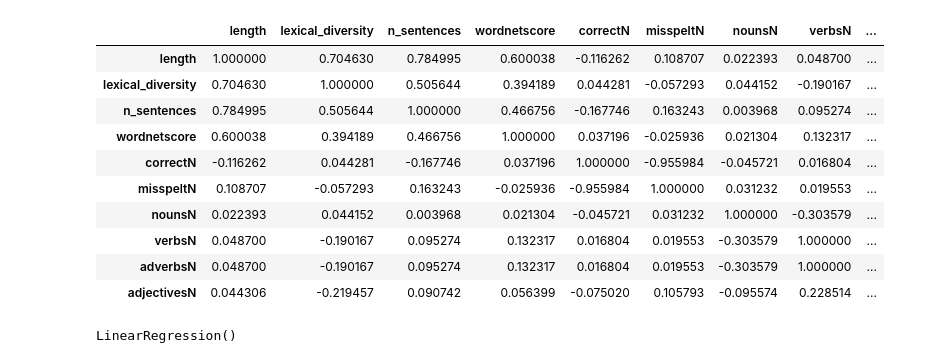
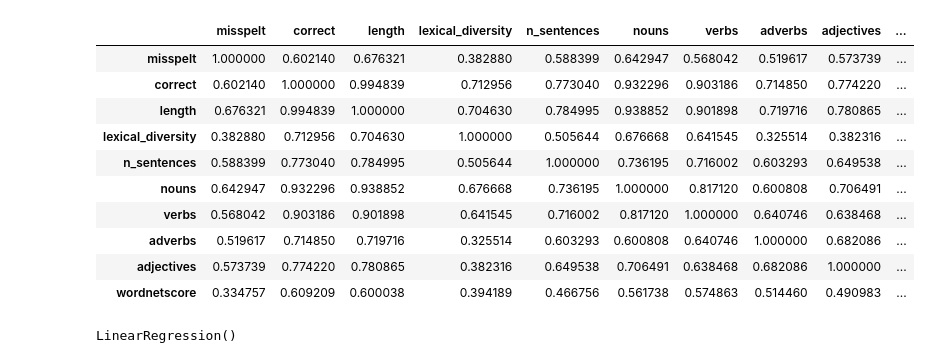
Before and after one commit to AmanBindal20/Essay-grading, a Jupyter notebook: Scorespoly.ipynb, the cells around one changed output. Drawn from its saved outputs; the diff is of its cells as text; code cells hidden in the pictures.

```diff
--- a/Scorespoly.ipynb
+++ b/Scorespoly.ipynb
@@ -53,0 +1,8 @@ X.head()
+# %%
+import pandas as pd
+essays = pd.read_csv('trained.csv')
+essays.set_index('essay_id',inplace=True, drop=True)
+
+X = essays.drop(['domain1_score','essay','essay_set','normal_score'], axis=1)
+y = essays['normal_score']
+X.head()
@@ -54,17 +17,17 @@ X.head()
 # %%
-normalized_X.corr()
+X.corr()
 # %% [output]
-|  | length | lexical_diversity | n_sentences | wordnetscore | correctN | misspeltN | nounsN | verbsN | ... |
-| length | 1.000000 | 0.704630 | 0.784995 | 0.600038 | -0.116262 | 0.108707 | 0.022393 | 0.048700 | ... |
-| lexical_diversity | 0.704630 | 1.000000 | 0.505644 | 0.394189 | 0.044281 | -0.057293 | 0.044152 | -0.190167 | ... |
-| n_sentences | 0.784995 | 0.505644 | 1.000000 | 0.466756 | -0.167746 | 0.163243 | 0.003968 | 0.095274 | ... |
-| wordnetscore | 0.600038 | 0.394189 | 0.466756 | 1.000000 | 0.037196 | -0.025936 | 0.021304 | 0.132317 | ... |
-| correctN | -0.116262 | 0.044281 | -0.167746 | 0.037196 | 1.000000 | -0.955984 | -0.045721 | 0.016804 | ... |
-| misspeltN | 0.108707 | -0.057293 | 0.163243 | -0.025936 | -0.955984 | 1.000000 | 0.031232 | 0.019553 | ... |
-| nounsN | 0.022393 | 0.044152 | 0.003968 | 0.021304 | -0.045721 | 0.031232 | 1.000000 | -0.303579 | ... |
-| verbsN | 0.048700 | -0.190167 | 0.095274 | 0.132317 | 0.016804 | 0.019553 | -0.303579 | 1.000000 | ... |
-| adverbsN | 0.048700 | -0.190167 | 0.095274 | 0.132317 | 0.016804 | 0.019553 | -0.303579 | 1.000000 | ... |
-| adjectivesN | 0.044306 | -0.219457 | 0.090742 | 0.056399 | -0.075020 | 0.105793 | -0.095574 | 0.228514 | ... |
+|  | misspelt | correct | length | lexical_diversity | n_sentences | nouns | verbs | adverbs | adjectives | ... |
+| misspelt | 1.000000 | 0.602140 | 0.676321 | 0.382880 | 0.588399 | 0.642947 | 0.568042 | 0.519617 | 0.573739 | ... |
+| correct | 0.602140 | 1.000000 | 0.994839 | 0.712956 | 0.773040 | 0.932296 | 0.903186 | 0.714850 | 0.774220 | ... |
+| length | 0.676321 | 0.994839 | 1.000000 | 0.704630 | 0.784995 | 0.938852 | 0.901898 | 0.719716 | 0.780865 | ... |
+| lexical_diversity | 0.382880 | 0.712956 | 0.704630 | 1.000000 | 0.505644 | 0.676668 | 0.641545 | 0.325514 | 0.382316 | ... |
+| n_sentences | 0.588399 | 0.773040 | 0.784995 | 0.505644 | 1.000000 | 0.736195 | 0.716002 | 0.603293 | 0.649538 | ... |
+| nouns | 0.642947 | 0.932296 | 0.938852 | 0.676668 | 0.736195 | 1.000000 | 0.817120 | 0.600808 | 0.706491 | ... |
+| verbs | 0.568042 | 0.903186 | 0.901898 | 0.641545 | 0.716002 | 0.817120 | 1.000000 | 0.640746 | 0.638468 | ... |
+| adverbs | 0.519617 | 0.714850 | 0.719716 | 0.325514 | 0.603293 | 0.600808 | 0.640746 | 1.000000 | 0.682086 | ... |
+| adjectives | 0.573739 | 0.774220 | 0.780865 | 0.382316 | 0.649538 | 0.706491 | 0.638468 | 0.682086 | 1.000000 | ... |
+| wordnetscore | 0.334757 | 0.609209 | 0.600038 | 0.394189 | 0.466756 | 0.561738 | 0.574863 | 0.514460 | 0.490983 | ... |
 # %%
 from sklearn.model_selection import train_test_split
 # Split X and y into X_
```
Also changed, not shown: parts of 11 cells of this notebook, 2 other files.
